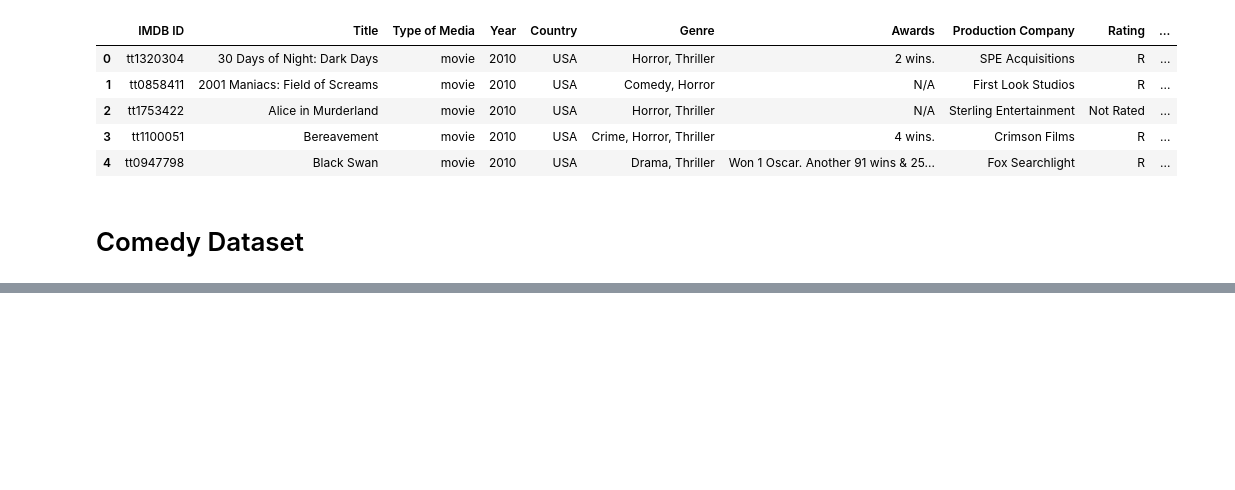
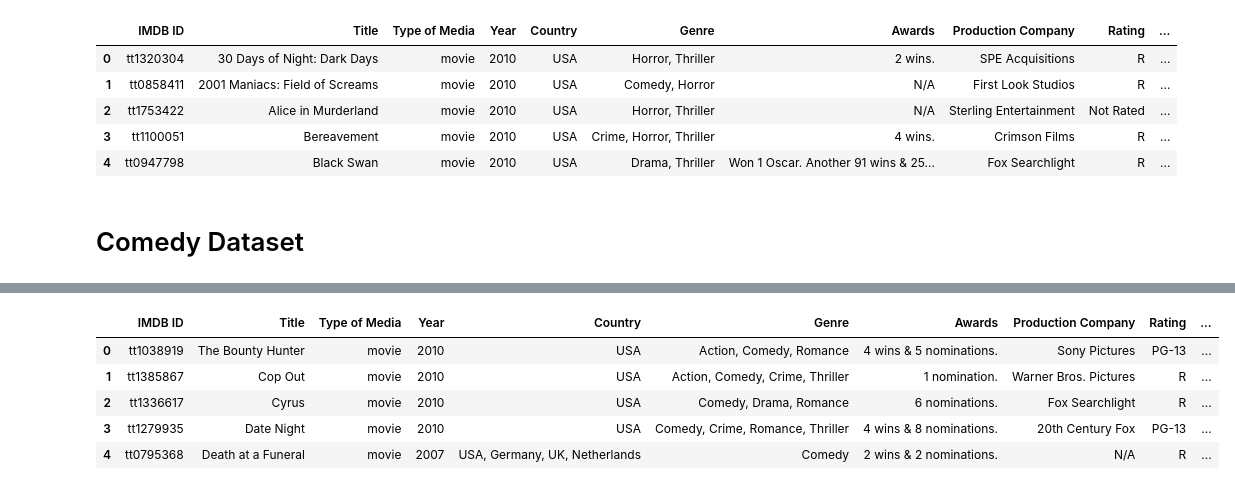
Before and after one commit to ltbird259/Project_1, a Jupyter notebook: API_JDH.ipynb, the cells around one changed output, grey strips where cells are left out. Cells and saved outputs as stored; diff of their text form; code cells hidden in the pictures; blank space fills up the shorter version.

Commit message:
Pulled comedy 11/27

```diff
--- a/API_JDH.ipynb
+++ b/API_JDH.ipynb
@@ -173,5 +160,19 @@ horror_df.to_csv("Horror_dataframe.csv", index=False, header=True)
 # %% [markdown]
 # Comedy Dataset
 # %%
-comedy = pd.read_csv("Comedy.csv")
+comedy = pd.read_csv("Resources/Comedy.csv")
 comedy_list = comedy["Title"]
+# %%
+movie_response = []
+for movie in comedy_list:
+    autoformat(f"Making request for movie: {movie}")
+
+    #save post's JSON
+    try:
+        result = requests.get(url + str(movie)).json()
+        movie_response.append(result)
+    except KeyError:
+        pass
+        autoformat(f"{movie} failed to load")
+
+autoformat("Download Complete!!")
@@ -177,0 +260,25 @@ comedy_list = comedy["Title"]
+# %%
+comedy_dict = {
+    "IMDB ID" : imdb_id,
+    "Title" : title,
+    "Type of Media" : media_type,
+    "Year" : year,
+    "Country":country,
+    "Genre":genre,
+    "Awards":awards,
+    "Production Company":production,
+    "Rating":rated,
+    "Metascore":metascore,
+    "IMDB Rating":imdb_rating,
+    "# of Votes":imdb_votes
+}
+# %%
+comedy_df = pd.DataFrame(comedy_dict)
+comedy_df.head()
+# %% [output]
+|  | IMDB ID | Title | Type of Media | Year | Country | Genre | Awards | Production Company | Rating | ... |
+| 0 | tt1038919 | The Bounty Hunter | movie | 2010 | USA | Action, Comedy, Romance | 4 wins & 5 nominations. | Sony Pictures | PG-13 | ... |
+| 1 | tt1385867 | Cop Out | movie | 2010 | USA | Action, Comedy, Crime, Thriller | 1 nomination. | Warner Bros. Pictures | R | ... |
+| 2 | tt1336617 | Cyrus | movie | 2010 | USA | Comedy, Drama, Romance | 6 nominations. | Fox Searchlight | R | ... |
+| 3 | tt1279935 | Date Night | movie | 2010 | USA | Comedy, Crime, Romance, Thriller | 4 wins & 8 nominations. | 20th Century Fox | PG-13 | ... |
+| 4 | tt0795368 | Death at a Funeral | movie | 2007 | USA, Germany, UK, Netherlands | Comedy | 2 wins & 2 nominations. | N/A | R | ... |
```
Also changed, not shown: parts of 4 cells of this notebook, 7 other files.
